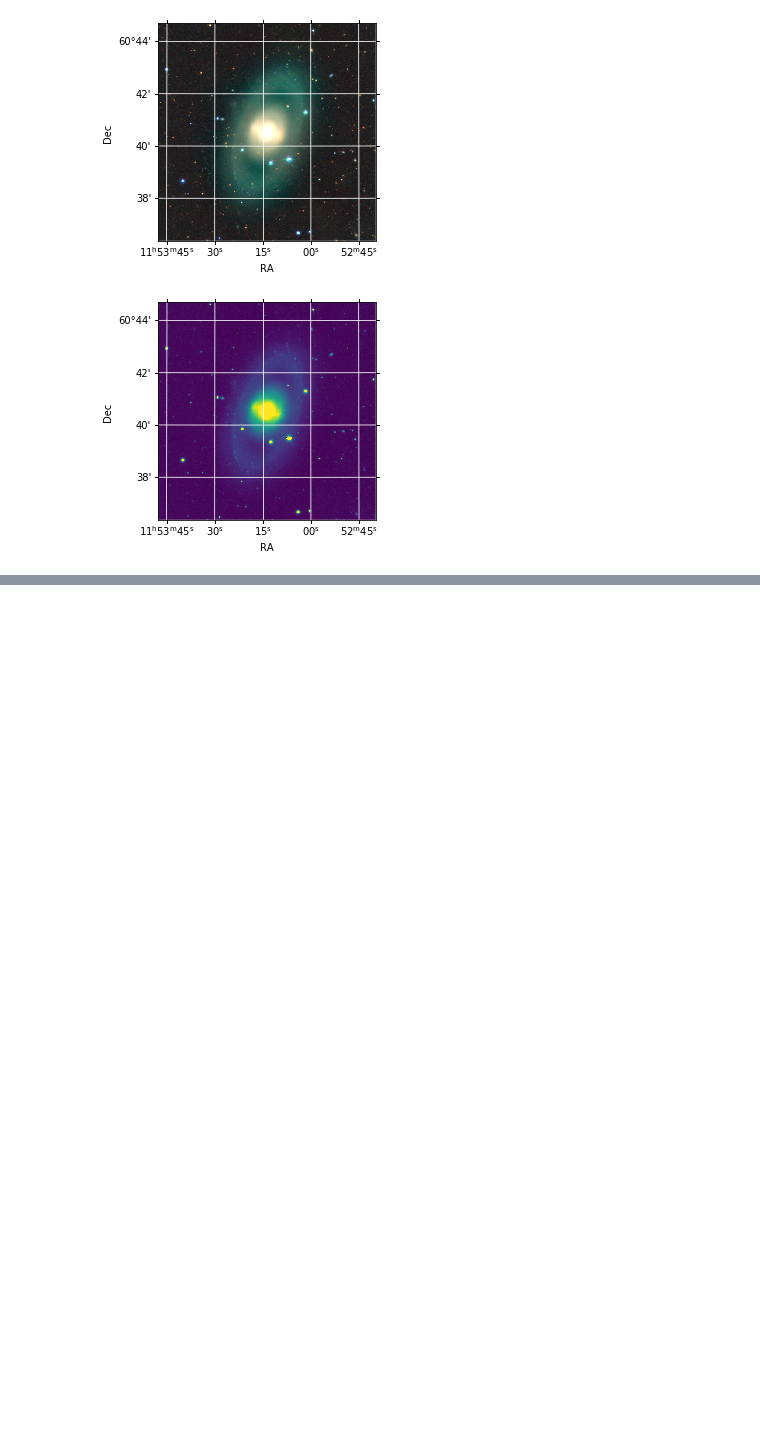
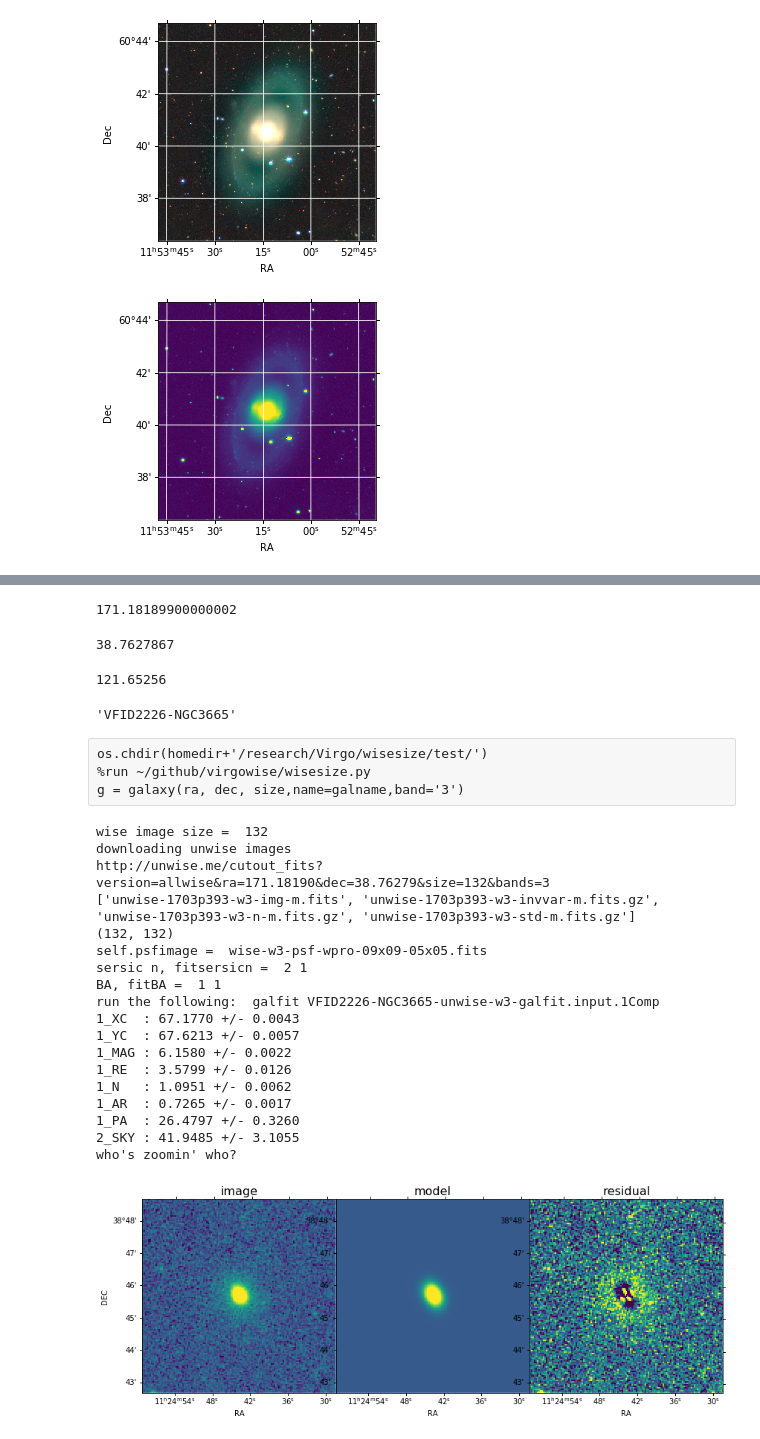
Before and after one commit to rfinn/virgowise, a Jupyter notebook: notebooks/howto-run-wisesize.ipynb, the cells around one changed output, grey strips where cells are left out. Drawn from its saved outputs; the diff is of its cells as text; code cells hidden in the pictures; blank space fills up the shorter version.

```diff
--- a/notebooks/howto-run-wisesize.ipynb
+++ b/notebooks/howto-run-wisesize.ipynb
@@ -435,0 +451,42 @@ plt.ylabel('Dec')
+# %%
+ra
+# %% [output]
+171.18189900000002
+# %%
+dec
+# %% [output]
+38.7627867
+# %%
+size
+# %% [output]
+121.65256
+# %%
+galname
+# %% [output]
+'VFID2226-NGC3665'
+# %% [raw]
+os.chdir(homedir+'/research/Virgo/wisesize/test/')
+%run ~/github/virgowise/wisesize.py
+g = galaxy(ra, dec, size,name=galname,band='3')
+# %%
+g.run_simple(convflag=False)
+# %% [output]
+wise image size =  132
+downloading unwise images
+http://unwise.me/cutout_fits?version=allwise&ra=171.18190&dec=38.76279&size=132&bands=3
+['unwise-1703p393-w3-img-m.fits', 'unwise-1703p393-w3-invvar-m.fits.gz', 'unwise-1703p393-w3-n-m.fits.gz', 'unwise-1703p393-w3-std-m.fits.gz']
+(132, 132)
+self.psfimage =  wise-w3-psf-wpro-09x09-05x05.fits
+sersic n, fitsersicn =  2 1
+BA, fitBA =  1 1
+run the following:  galfit VFID2226-NGC3665-unwise-w3-galfit.input.1Comp
+1_XC  : 67.1770 +/- 0.0043
+1_YC  : 67.6213 +/- 0.0057
+1_MAG : 6.1580 +/- 0.0022
+1_RE  : 3.5799 +/- 0.0126
+1_N   : 1.0951 +/- 0.0062
+1_AR  : 0.7265 +/- 0.0017
+1_PA  : 26.4797 +/- 0.3260
+2_SKY : 41.9485 +/- 3.1055
+who's zoomin' who?
+[figure, added]
```
Also changed, not shown: parts of 4 cells of this notebook, 1 other file.
